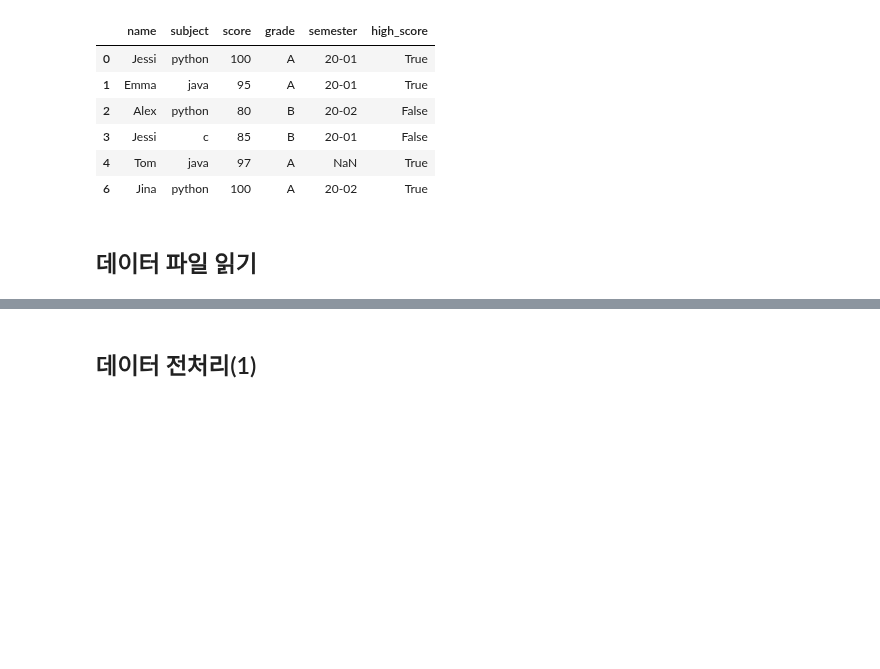
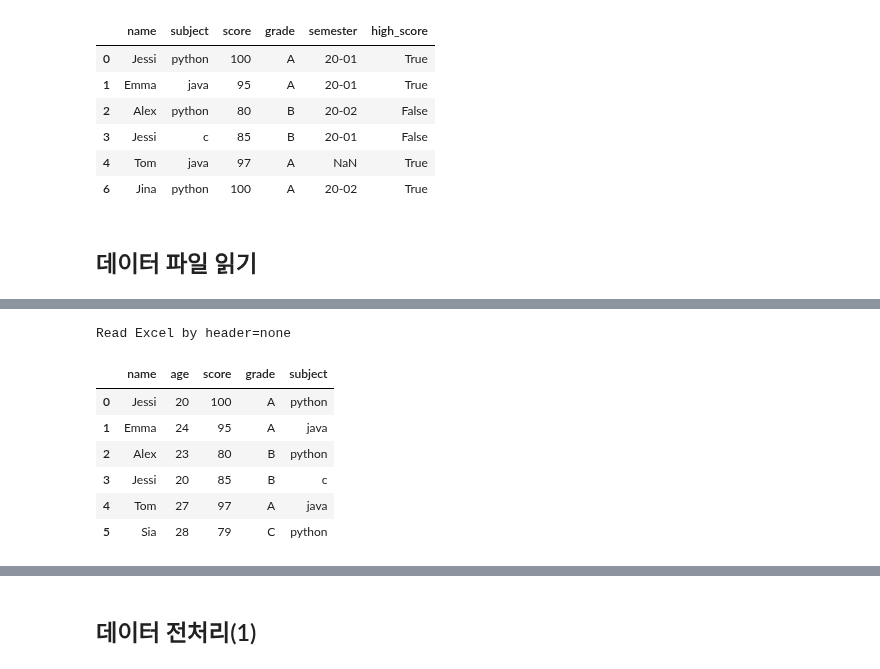
Before and after one commit to plumwiserim/data-analysis-2, a Jupyter notebook: Class4.ipynb, the cells around one changed output, grey strips where cells are left out. Drawn from its saved outputs; the diff is of its cells as text; code cells hidden in the pictures; blank space fills up the shorter version.

```diff
--- a/Class4.ipynb
+++ b/Class4.ipynb
@@ -488,11 +529,20 @@ sample_df
 # %%
 # 1) header=none 옵션으로 컬럼 없이 데이터 읽기
 # 2) df.columns 에 새로운 컬럼명 저장하기
-sample_df = ____________________________
-____________________ = ['name', 'age', 'score', 'grade', 'subject']
+sample_df = pd.read_excel(filepath2, header=None)
+sample_df.columns = ['name', 'age', 'score', 'grade', 'subject']
 
 print('Read Excel by header=none')
 sample_df
+# %% [output]
+Read Excel by header=none
+|  | name | age | score | grade | subject |
+| 0 | Jessi | 20 | 100 | A | python |
+| 1 | Emma | 24 | 95 | A | java |
+| 2 | Alex | 23 | 80 | B | python |
+| 3 | Jessi | 20 | 85 | B | c |
+| 4 | Tom | 27 | 97 | A | java |
+| 5 | Sia | 28 | 79 | C | python |
 # %%
 # 'students' sheet 에 있는 데이터 읽기
 print('Read Excel on students sheet')
```
Also changed, not shown: parts of 5 cells of this notebook.
